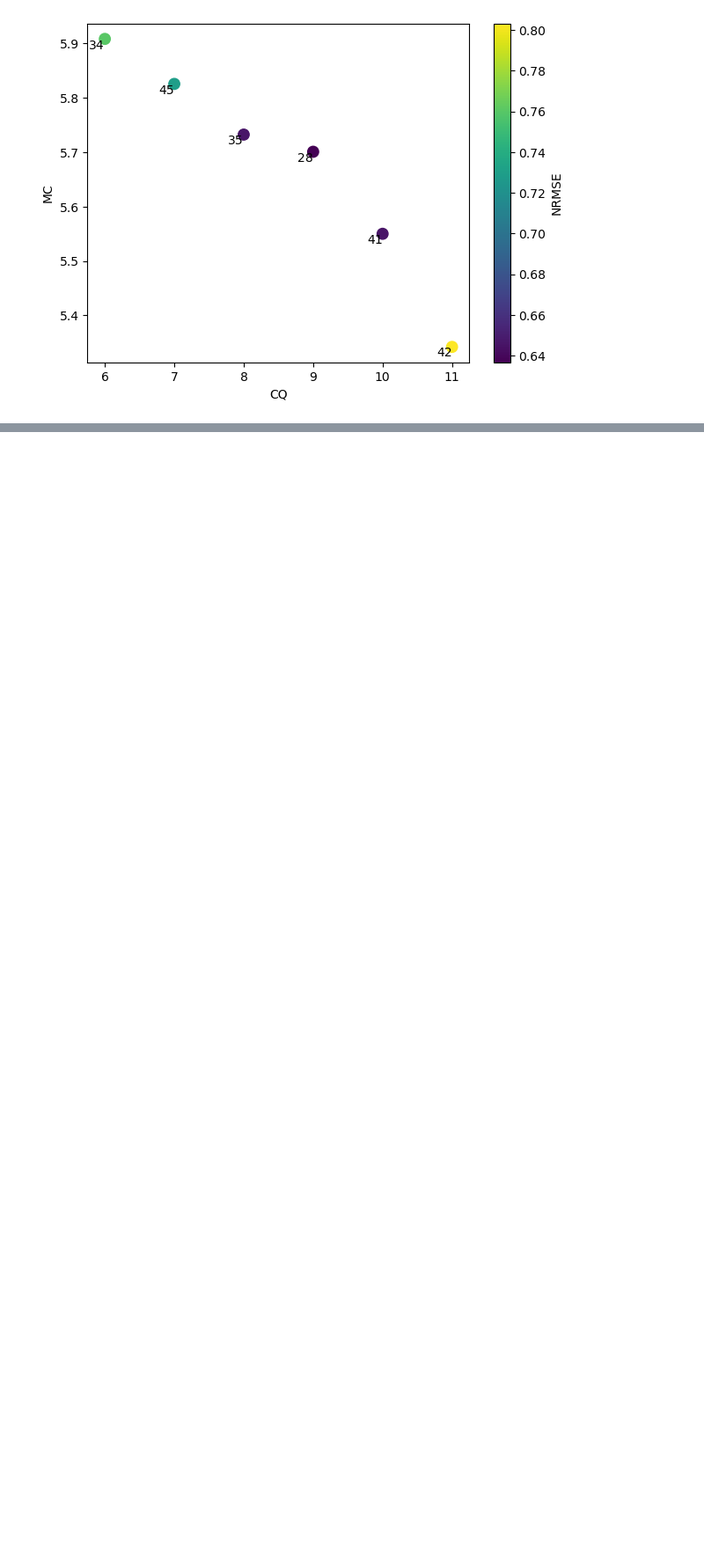
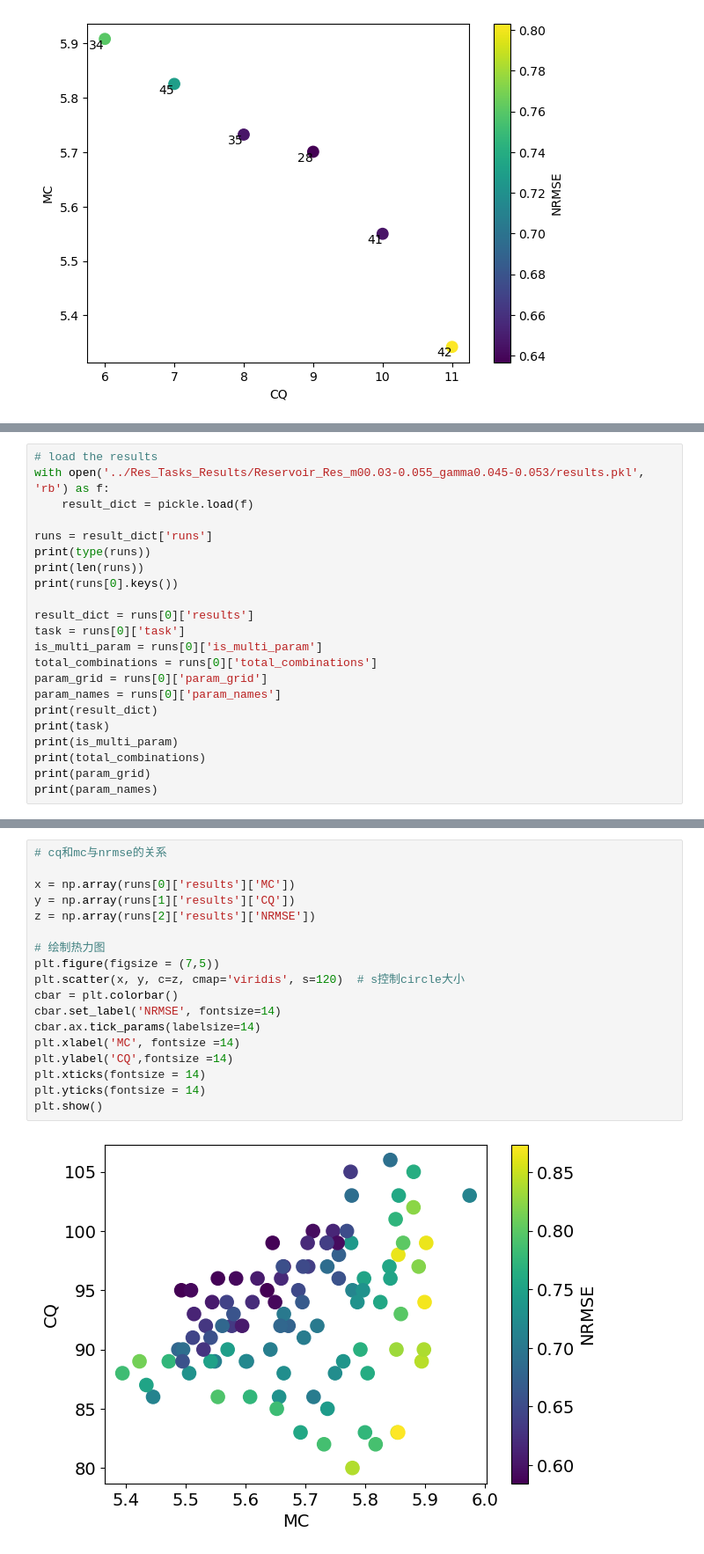
Before and after one commit to VvvpC/spnc_taskindependent_metrics, a Jupyter notebook: Test_Temporary/test_narma10_allbeta50.ipynb, the cells around one changed output, grey strips where cells are left out. Shown at 88% size. Saved outputs shown, nothing was run; the diff lists cells and outputs as text; blank space fills up the shorter version.

```diff
--- a/Test_Temporary/test_narma10_allbeta50.ipynb
+++ b/Test_Temporary/test_narma10_allbeta50.ipynb
@@ -289,0 +294,22 @@ plt.show()
+# %%
+# load the results
+with open('../Res_Tasks_Results/Reservoir_Res_m00.03-0.055_gamma0.045-0.053/results.pkl', 'rb') as f:
+    result_dict = pickle.load(f)
+
+runs = result_dict['runs']
+print(type(runs))
+print(len(runs))
+print(runs[0].keys())
+
+result_dict = runs[0]['results']
+task = runs[0]['task']
+is_multi_param = runs[0]['is_multi_param']
+total_combinations = runs[0]['total_combinations']
+param_grid = runs[0]['param_grid']
+param_names = runs[0]['param_names']
+print(result_dict)
+print(task)
+print(is_multi_param)
+print(total_combinations)
+print(param_grid)
+print(param_names)
@@ -289,0 +425,20 @@ plt.show()
+# %%
+# cq和mc与nrmse的关系
+
+x = np.array(runs[0]['results']['MC'])
+y = np.array(runs[1]['results']['CQ'])
+z = np.array(runs[2]['results']['NRMSE'])
+
+# 绘制热力图
+plt.figure(figsize = (7,5))
+plt.scatter(x, y, c=z, cmap='viridis', s=120)  # s控制circle大小
+cbar = plt.colorbar()
+cbar.set_label('NRMSE', fontsize=14)
+cbar.ax.tick_params(labelsize=14)
+plt.xlabel('MC', fontsize =14)
+plt.ylabel('CQ',fontsize =14)
+plt.xticks(fontsize = 14)
+plt.yticks(fontsize = 14)
+plt.show()
+# %% [output]
+[figure, added]
```
Also changed, not shown: parts of 9 cells of this notebook, 1 other file.
